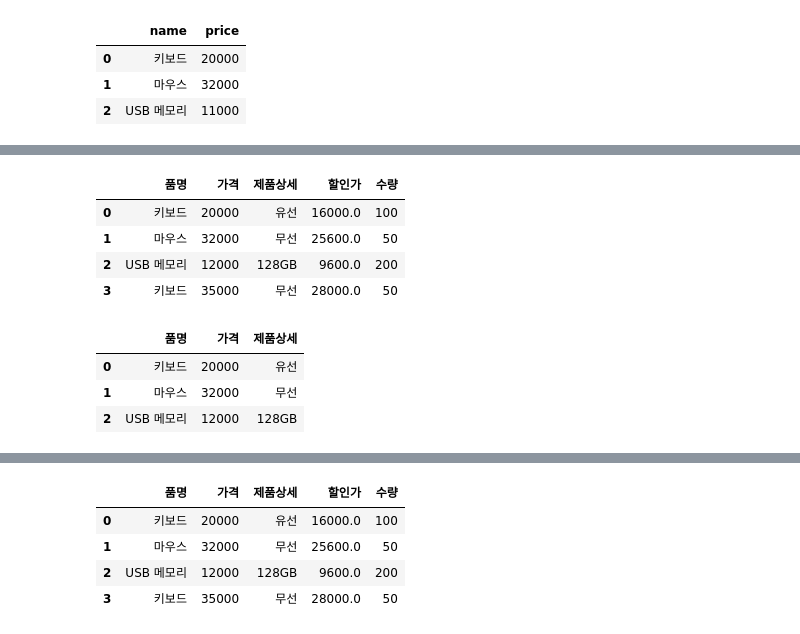
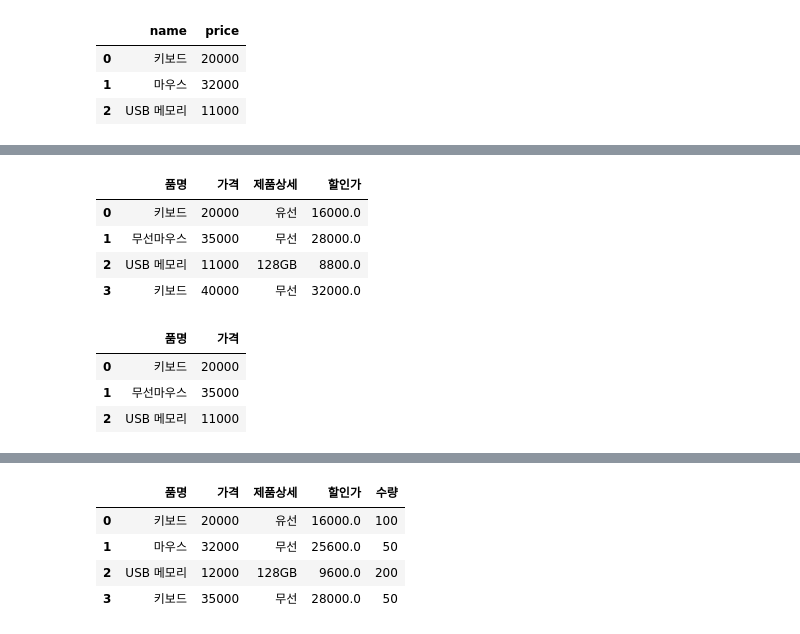
Before and after one commit to kiyongee2/data_ai, a Jupyter notebook: koreaIt/데이터프레임.ipynb, the cells around one changed output, grey strips where cells are left out. Cells and saved outputs as stored; diff of their text form; code cells hidden in the pictures.

```diff
--- a/koreaIt/데이터프레임.ipynb
+++ b/koreaIt/데이터프레임.ipynb
@@ -84,36 +117,42 @@ df2.loc["키보드":"USB 메모리"]
 # %%
-df3 = df.copy()
-df3
+# 요소값 변경 및 추가
+df2 = df.copy() #원본 유지 복사
+df2
 
-df3.loc[2, "가격"] = 12000
-df3.loc[2, "할인가"] = df3.loc[2, "가격"] * 0.8
-df3
-df3['수량'] = [100, 50, 200]
-df3
-df3.loc[3] = ["키보드", 35000, "무선", 0.0, 50]
-df3
-df3.loc[3, "할인가"] = df3.loc[3, "가격"] * 0.8
-df3
+# 품명 '마우스'를 '무선마우스'로 변경
+df2.loc[1, "품명"] = "무선마우스"
+# 무선 마우스의 가격을 35000으로 변경
+df2.loc[1, "가격"] = 35000
+# 무선 마우스의 할인가 수정
+df2.loc[1, "할인가"] = df2.loc[1, "가격"] * 0.8
+df2
+
+# 행 추가
+df2.loc[3] = ["키보드", 40000, "무선", 0.0]
+df2.loc[3, "할인가"] = df2.loc[3, "가격"] * 0.8
+df2
 # %% [output]
-|  | 품명 | 가격 | 제품상세 | 할인가 | 수량 |
-| 0 | 키보드 | 20000 | 유선 | 16000.0 | 100 |
-| 1 | 마우스 | 32000 | 무선 | 25600.0 | 50 |
-| 2 | USB 메모리 | 12000 | 128GB | 9600.0 | 200 |
-| 3 | 키보드 | 35000 | 무선 | 28000.0 | 50 |
+|  | 품명 | 가격 | 제품상세 | 할인가 |
+| 0 | 키보드 | 20000 | 유선 | 16000.0 |
+| 1 | 무선마우스 | 35000 | 무선 | 28000.0 |
+| 2 | USB 메모리 | 11000 | 128GB | 8800.0 |
+| 3 | 키보드 | 40000 | 무선 | 32000.0 |
 # %%
-# 행 삭제 - drop(행번호, axis), axis=0(행삭제), axis=1(열삭제)
-df4 = df3.copy()
-df4
-df4 = df4.drop(3, axis=0)
-df4
+# 행 삭제 - drop(행번호, axis=0)
+# 열 삭제 - drop(칼럼명, axis=1)
+df3 = df2.copy()
+df3
+
+# 3행 삭제
+df3 = df3.drop(3, axis=0)
+df3
 
 # 열 삭제
-# df4 = df4.drop("할인가", axis=1)
-df4
-df4 = df4.drop(["할인가", "수량"], axis=1)
-df4
+# df3 = df3.drop("할인가", axis=1)
+df3 = df3.drop(["제품상세", "할인가"], axis=1)
+df3
 # %% [output]
-|  | 품명 | 가격 | 제품상세 |
-| 0 | 키보드 | 20000 | 유선 |
-| 1 | 마우스 | 32000 | 무선 |
-| 2 | USB 메모리 | 12000 | 128GB |
+|  | 품명 | 가격 |
+| 0 | 키보드 | 20000 |
+| 1 | 무선마우스 | 35000 |
+| 2 | USB 메모리 | 11000 |
```
Also changed, not shown: parts of 8 cells of this notebook, 14 other files.
